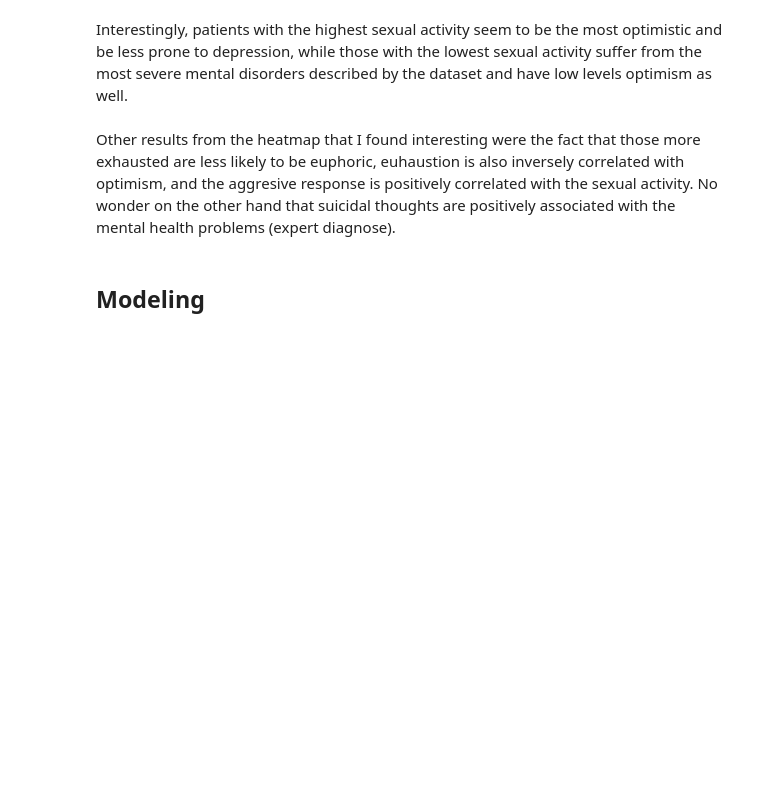
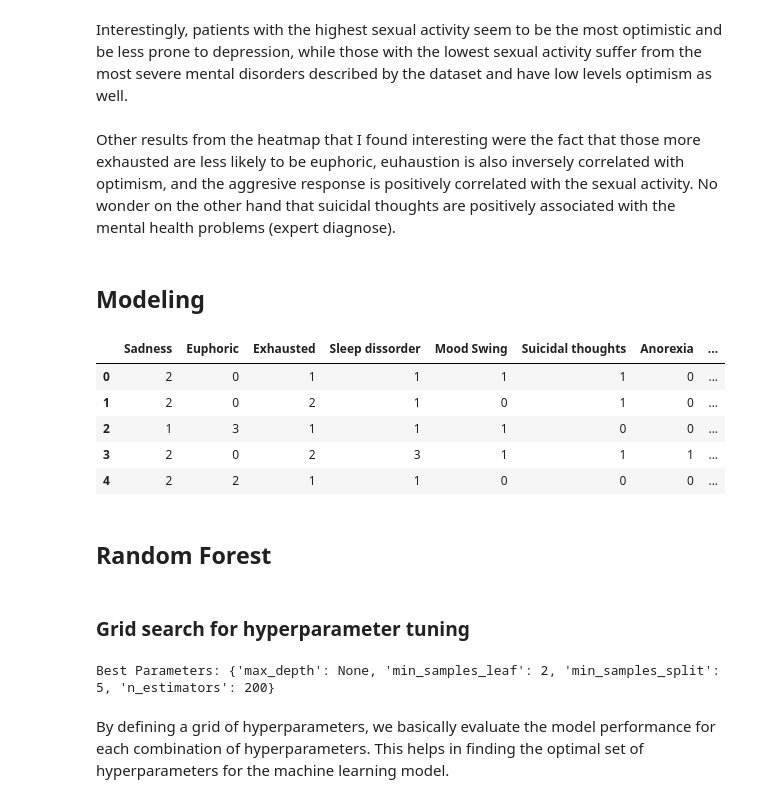
Before and after one commit to stangeorgiana18/mental_disorder-binary-classifier, a Jupyter notebook: mental-disorder-classifier.ipynb, the cells around one changed output. Cells and saved outputs as stored; diff of their text form; code cells hidden in the pictures; blank space fills up the shorter version.

Commit message:
modeling

```diff
--- a/mental-disorder-classifier.ipynb
+++ b/mental-disorder-classifier.ipynb
@@ -263,3 +264,12 @@ Interestingly, patients with the highest sexual activity seem to be the most opt
 Other results from the heatmap that I found interesting were the fact that those more exhausted are less likely to be euphoric, euhaustion is also inversely correlated with optimism, and the aggresive response is positively correlated with the sexual activity. No wonder on the other hand that suicidal thoughts are positively associated with the mental health problems (expert diagnose).
 # %% [markdown]
 ## Modeling
+# %%
+mental_dis.head()
+# %% [output]
+|  | Sadness | Euphoric | Exhausted | Sleep dissorder | Mood Swing | Suicidal thoughts | Anorexia | ... |
+| 0 | 2 | 0 | 1 | 1 | 1 | 1 | 0 | ... |
+| 1 | 2 | 0 | 2 | 1 | 0 | 1 | 0 | ... |
+| 2 | 1 | 3 | 1 | 1 | 1 | 0 | 0 | ... |
+| 3 | 2 | 0 | 2 | 3 | 1 | 1 | 1 | ... |
+| 4 | 2 | 2 | 1 | 1 | 0 | 0 | 0 | ... |
@@ -265,0 +279,35 @@ Other results from the heatmap that I found interesting were the fact that those
+# %% [markdown]
+## Random Forest
+# %% [markdown]
+### Grid search for hyperparameter tuning
+# %%
+from sklearn.model_selection import train_test_split
+from sklearn.ensemble import RandomForestClassifier
+from sklearn.metrics import accuracy_score, classification_report
+from sklearn.model_selection import GridSearchCV
+
+X_train, X_test, y_train, y_test = train_test_split(X, y, test_size = 0.2, random_state = 0)
+
+# define the parameter grid
+param_grid = {
+    'n_estimators': [50, 100, 200],
+    'max_depth': [None, 5, 10],
+    'min_samples_split': [2, 5, 10],
+    'min_samples_leaf': [1, 2, 4]
+}
+
+rf_classifier = RandomForestClassifier(random_state = 0)
+
+# instantiate GridSearchCV
+grid_search = GridSearchCV(estimator = rf_classifier, param_grid = param_grid, verbose = 0)
+
+# fit the grid search to the data
+grid_search.fit(X_train, y_train)
+
+# set the best parameters
+best_params = grid_search.best_params_
+print("Best Parameters:", best_params)
+# %% [output]
+Best Parameters: {'max_depth': None, 'min_samples_leaf': 2, 'min_samples_split': 5, 'n_estimators': 200}
+# %% [markdown]
+By defining a grid of hyperparameters, we basically evaluate the model performance for each combination of hyperparameters. This helps in finding the optimal set of hyperparameters for the machine learning model.
```
Also changed, not shown: parts of 23 cells of this notebook.
